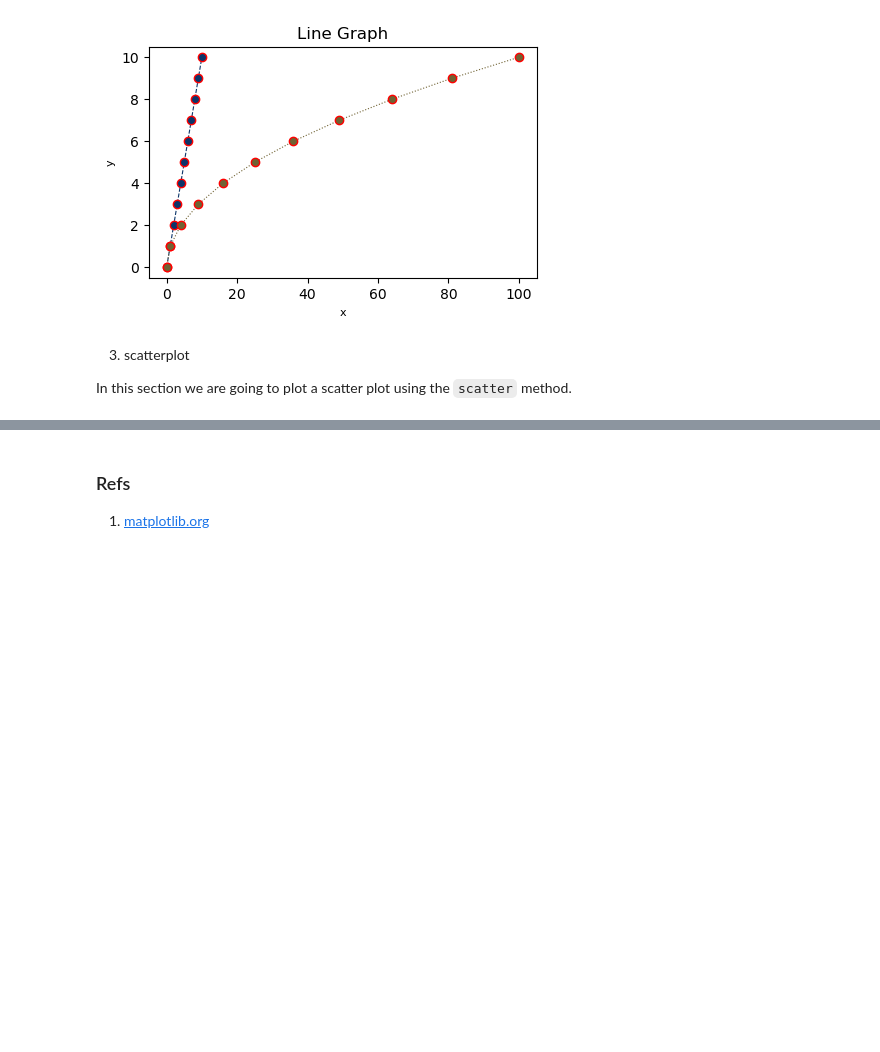
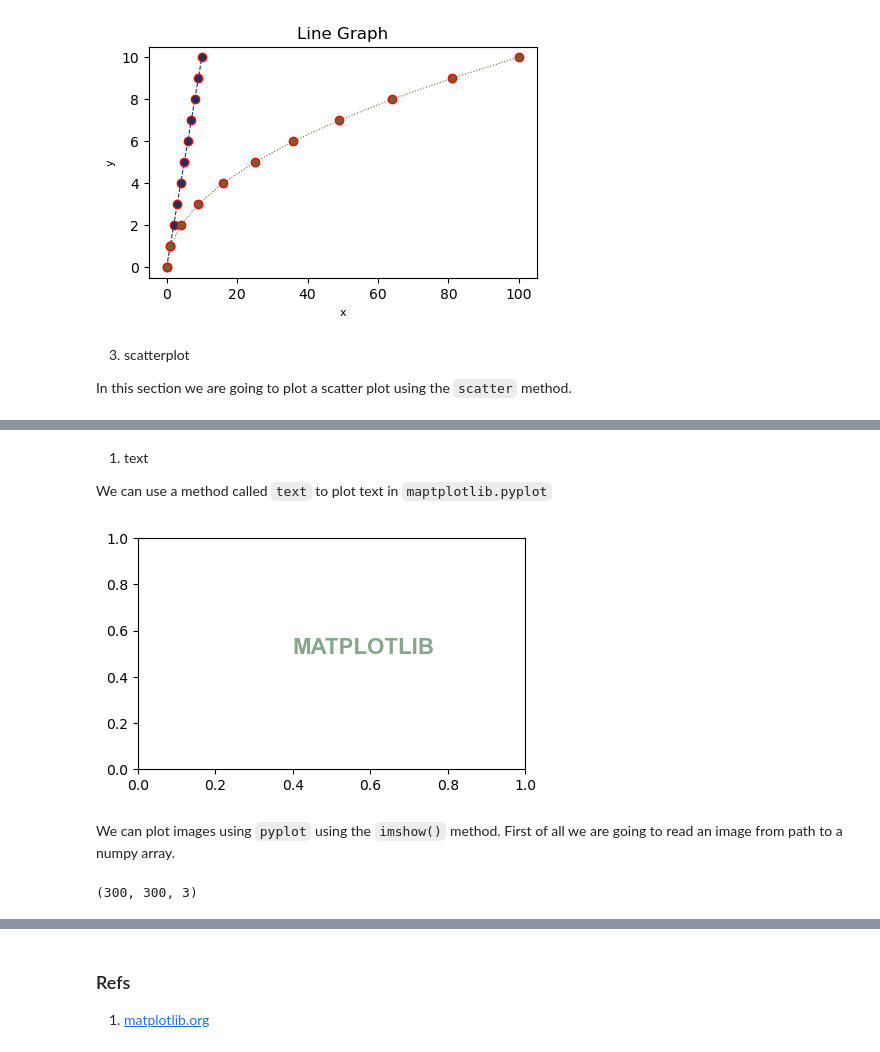
Before and after one commit to CrispenGari/Data-Visualisation-Python, a Jupyter notebook: matplotlib/matplotlib.ipynb, the cells around one changed output, grey strips where cells are left out. Saved outputs shown, nothing was run; the diff lists cells and outputs as text; code cells hidden in the pictures; blank space fills up the shorter version.

```diff
--- a/matplotlib/matplotlib.ipynb
+++ b/matplotlib/matplotlib.ipynb
@@ -95,0 +139,17 @@ plt.show()
+# %% [markdown]
+1. text
+
+We can use a method called `text` to plot text in `maptplotlib.pyplot`
+# %%
+plt.figure(figsize=(5, 3))
+plt.text(0.4, 0.5, s="MATPLOTLIB", color=colors[0], fontfamily="Arial", fontweight="bold", fontsize=16)
+plt.show()
+# %% [output]
+[figure, added]
+# %% [markdown]
+We can plot images using `pyplot` using the `imshow()` method. First of all we are going to read an image from path to a numpy array.
+# %%
+image = plt.imread('avatar.jpg')
+image.shape
+# %% [output]
+(300, 300, 3)
```
Also changed, not shown: parts of 37 cells of this notebook, 4 other files.
